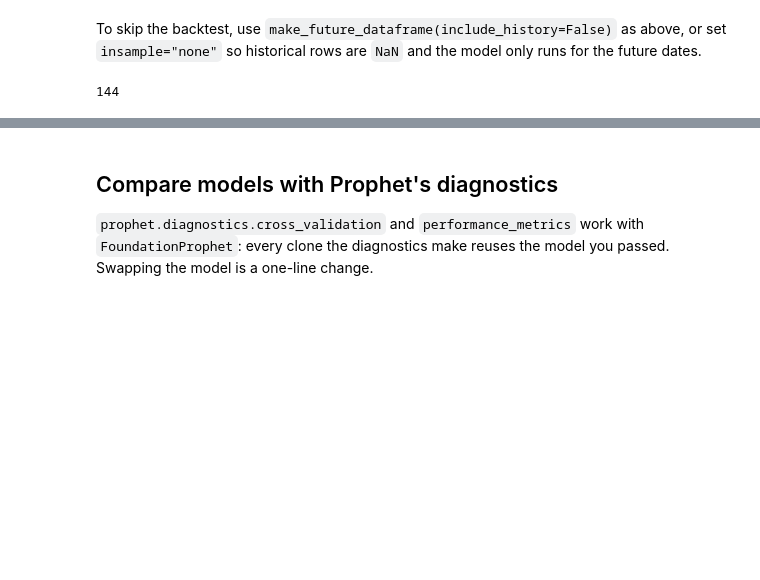
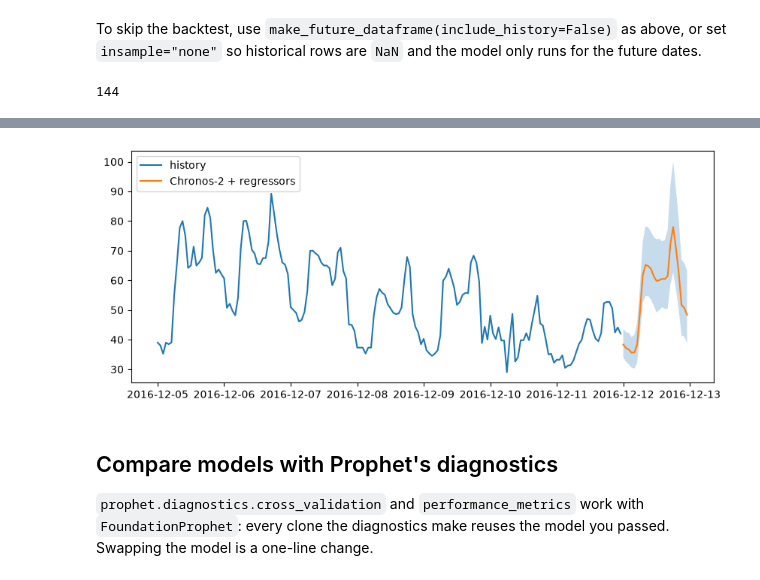
Before and after one commit to TimeCopilot/foundationforecast, a Jupyter notebook: docs/examples/prophet-adapter.ipynb, the cells around one changed output, grey strips where cells are left out. Drawn from its saved outputs; the diff is of its cells as text; code cells hidden in the pictures; blank space fills up the shorter version.

```diff
--- a/docs/examples/prophet-adapter.ipynb
+++ b/docs/examples/prophet-adapter.ipynb
@@ -151,3 +167,12 @@ fcst_x.head()
+# %%
+fig, ax = plt.subplots(figsize=(10, 4))
+ax.plot(epf["ds"].tail(24 * 7), epf["y"].tail(24 * 7), label="history")
+ax.plot(fcst_x["ds"], fcst_x["yhat"], label="Chronos-2 + regressors")
+ax.fill_between(fcst_x["ds"], fcst_x["yhat_lower"], fcst_x["yhat_upper"], alpha=0.25)
+ax.legend()
+plt.show()
+# %% [output]
+[figure, added]
 # %% [markdown]
 ## Compare models with Prophet's diagnostics
 
```
Also changed, not shown: parts of 8 cells of this notebook, 5 other files.
